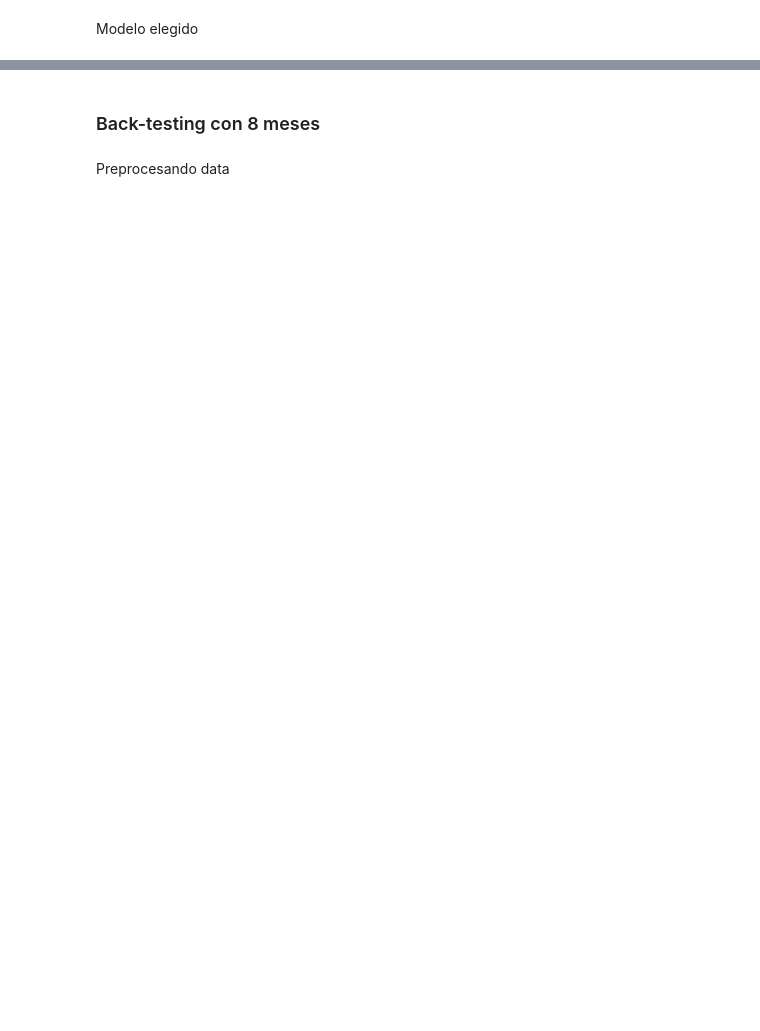
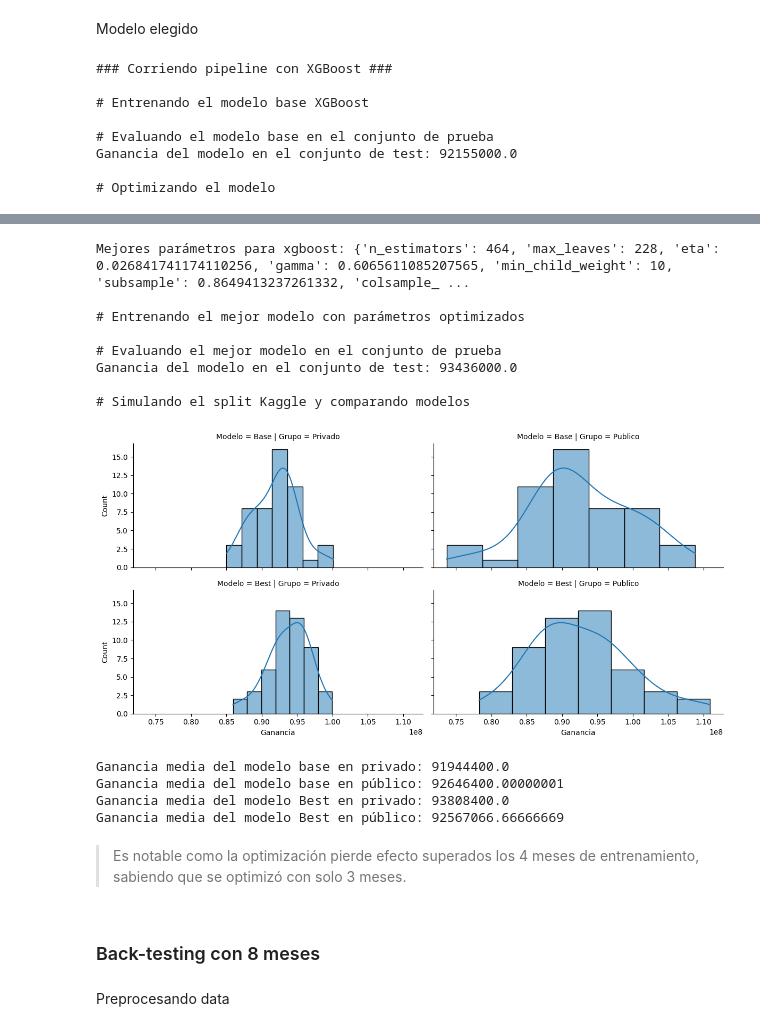
Before and after one commit to sstedoldi/dmeyf2024, a Jupyter notebook: comp_02/comp02_pipeline_comp.ipynb, the cells around one changed output, grey strips where cells are left out. Cells and saved outputs as stored; diff of their text form; code cells hidden in the pictures; blank space fills up the shorter version.

Commit message:
comp con dif cantidad de meses y mejor threshold

```diff
--- a/comp_02/comp02_pipeline_comp.ipynb
+++ b/comp_02/comp02_pipeline_comp.ipynb
@@ -484,7 +449,7 @@ training = 3 # un mes de optimización
 print("### Corriendo pipeline con XGBoost ###")
 # Inicializar el pipeline con 'xgboost'
 pipeline_xgb_x = ModelPipeline(data=None, seeds=semillas, threshold=threshold_bt_mean,
-                              model_type='xgboost', seed=s, n_jobs=-3)
+                              model_type='xgboost', seed=s, n_jobs=-1)
 
 print("\n# Entrenando el modelo base XGBoost")
 pipeline_xgb_x.train_base_model(X_train_imp, y_train)
@@ -493,9 +458,9 @@ print("\n# Evaluando el modelo base en el conjunto de prueba")
 pipeline_xgb_x.test_base_model(X_test_imp, y_test)
 
 # Definir el almacenamiento para Optuna
-# storage_name = "sqlite:///" + db_path + "optimization_tree.db"
+storage_name = "sqlite:///" + db_path + "optimization_tree.db"
 # carga local
-storage_name = "sqlite:///optimizacion/optimization_tree.db"
+# storage_name = "sqlite:///optimizacion/optimization_tree.db"
 study_name = f"exp_xgb_pr{prepro}_fe{fe}_tr{training}_x"
 
 print("\n# Optimizando el modelo")
@@ -524,3 +489,12 @@ pipeline_xgb_x.simulate_kaggle_split(X_test_imp, y_test)
 
 del X_train_imp
 del X_test_imp
+# %% [output]
+### Corriendo pipeline con XGBoost ###
+
+# Entrenando el modelo base XGBoost
+
+# Evaluando el modelo base en el conjunto de prueba
+Ganancia del modelo en el conjunto de test: 92155000.0
+
+# Optimizando el modelo
@@ -527,3 +502,18 @@ del X_test_imp
+Mejores parámetros para xgboost: {'n_estimators': 464, 'max_leaves': 228, 'eta': 0.026841741174110256, 'gamma': 0.6065611085207565, 'min_child_weight': 10, 'subsample': 0.8649413237261332, 'colsample_ ...
+
+# Entrenando el mejor modelo con parámetros optimizados
+
+# Evaluando el mejor modelo en el conjunto de prueba
+Ganancia del modelo en el conjunto de test: 93436000.0
+
+# Simulando el split Kaggle y comparando modelos
+[figure, added]
+Ganancia media del modelo base en privado: 91944400.0
+Ganancia media del modelo base en público: 92646400.00000001
+Ganancia media del modelo Best en privado: 93808400.0
+Ganancia media del modelo Best en público: 92567066.66666669
+# %% [markdown]
+> Es notable como la optimización pierde efecto superados los 4 meses de entrenamiento, sabiendo que se optimizó con solo 3 meses.
 # %% [markdown]
 ### Back-testing con 8 meses
 # %%
```
Also changed, not shown: parts of 24 cells of this notebook.
